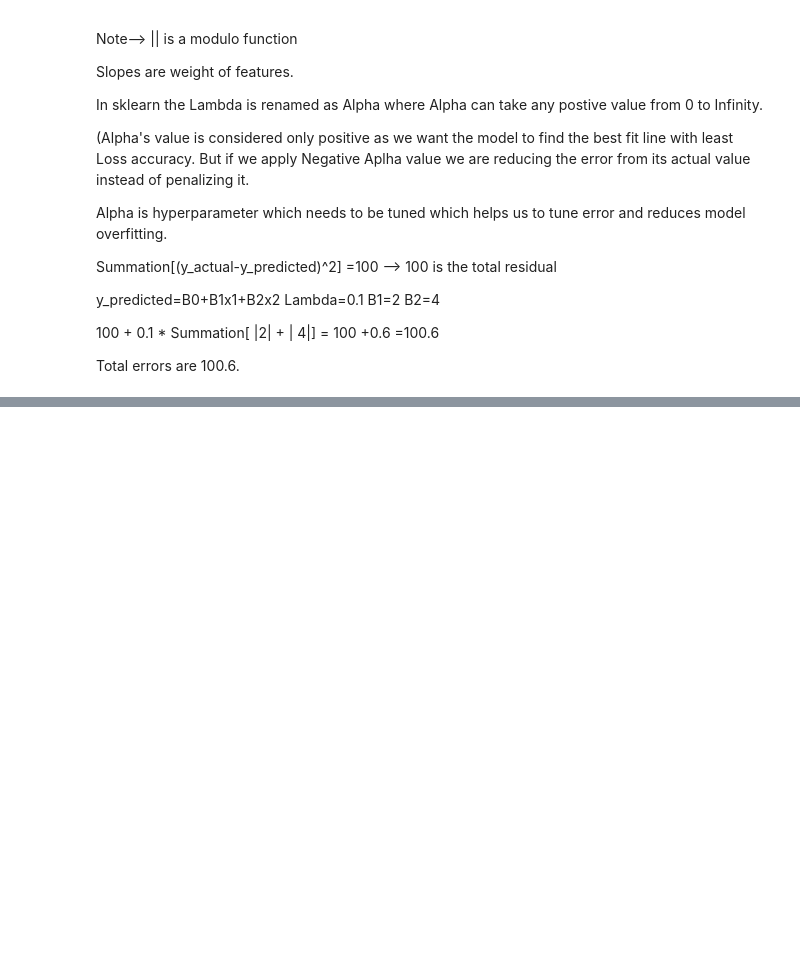
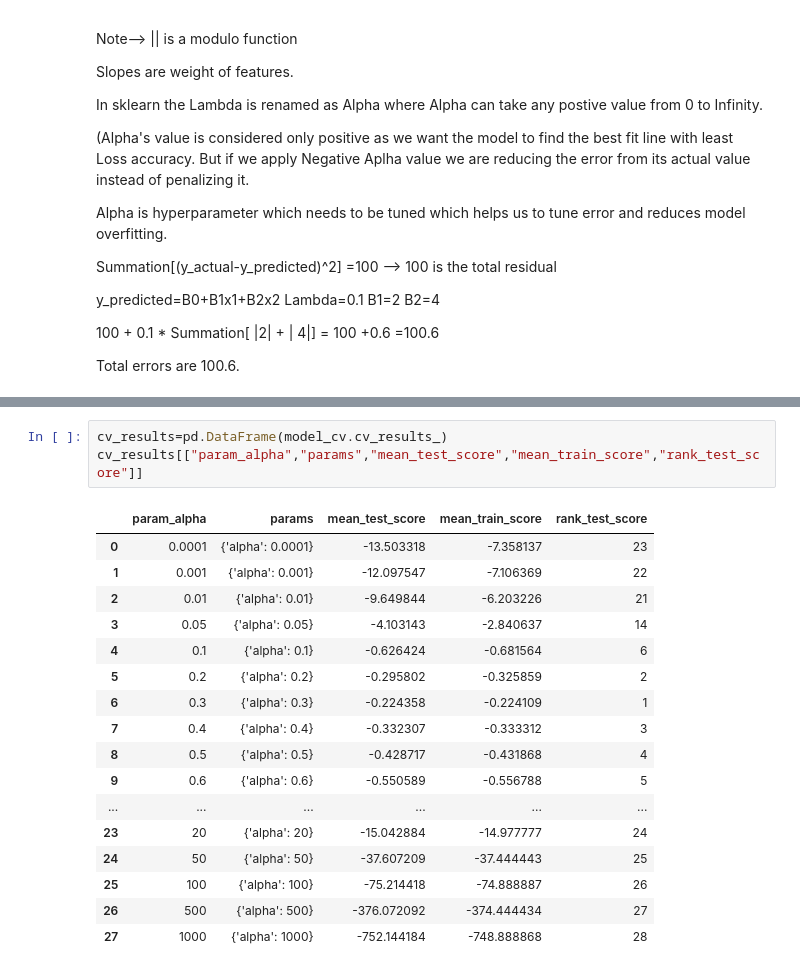
Before and after one commit to SwatiBGupta1110/ML_Regression, a Jupyter notebook: House_Price_Prediction_Using_Advanced_Regression.ipynb, the cells around one changed output, grey strips where cells are left out. Drawn from its saved outputs; the diff is of its cells as text; blank space fills up the shorter version.

```diff
--- a/House_Price_Prediction_Using_Advanced_Regression.ipynb
+++ b/House_Price_Prediction_Using_Advanced_Regression.ipynb
@@ -934,0 +957,21 @@ Total errors are 100.6.
+# %%
+cv_results=pd.DataFrame(model_cv.cv_results_)
+cv_results[["param_alpha","params","mean_test_score","mean_train_score","rank_test_score"]]
+# %% [output]
+|  | param_alpha | params | mean_test_score | mean_train_score | rank_test_score |
+| 0 | 0.0001 | {'alpha': 0.0001} | -13.503318 | -7.358137 | 23 |
+| 1 | 0.001 | {'alpha': 0.001} | -12.097547 | -7.106369 | 22 |
+| 2 | 0.01 | {'alpha': 0.01} | -9.649844 | -6.203226 | 21 |
+| 3 | 0.05 | {'alpha': 0.05} | -4.103143 | -2.840637 | 14 |
+| 4 | 0.1 | {'alpha': 0.1} | -0.626424 | -0.681564 | 6 |
+| 5 | 0.2 | {'alpha': 0.2} | -0.295802 | -0.325859 | 2 |
+| 6 | 0.3 | {'alpha': 0.3} | -0.224358 | -0.224109 | 1 |
+| 7 | 0.4 | {'alpha': 0.4} | -0.332307 | -0.333312 | 3 |
+| 8 | 0.5 | {'alpha': 0.5} | -0.428717 | -0.431868 | 4 |
+| 9 | 0.6 | {'alpha': 0.6} | -0.550589 | -0.556788 | 5 |
+| ... | ... | ... | ... | ... | ... |
+| 23 | 20 | {'alpha': 20} | -15.042884 | -14.977777 | 24 |
+| 24 | 50 | {'alpha': 50} | -37.607209 | -37.444443 | 25 |
+| 25 | 100 | {'alpha': 100} | -75.214418 | -74.888887 | 26 |
+| 26 | 500 | {'alpha': 500} | -376.072092 | -374.444434 | 27 |
+| 27 | 1000 | {'alpha': 1000} | -752.144184 | -748.888868 | 28 |
```
Also changed, not shown: parts of 7 cells of this notebook.
